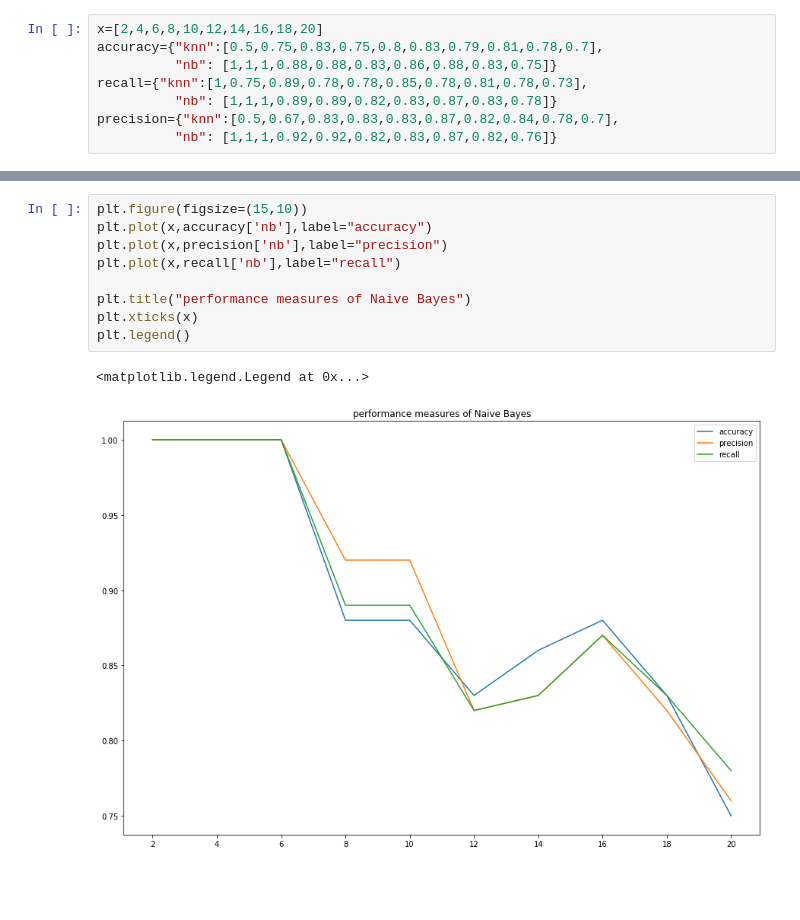
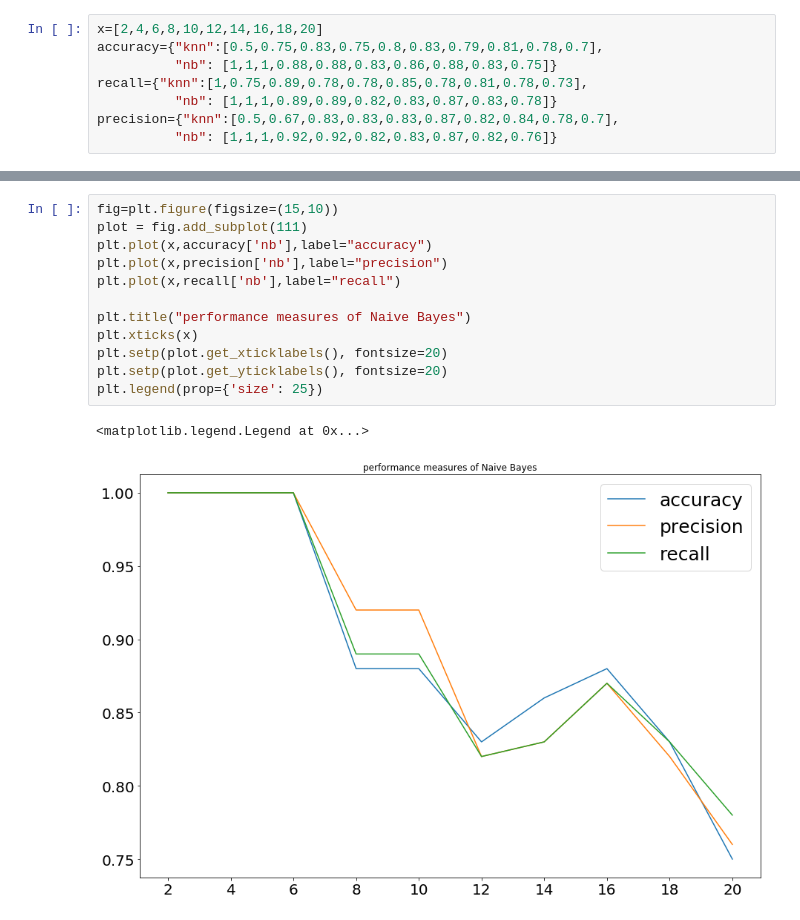
Before and after one commit to hkothari128/seniment_analysis, a Jupyter notebook: graphs.ipynb, the cells around one changed output, grey strips where cells are left out. Drawn from its saved outputs; the diff is of its cells as text; blank space fills up the shorter version.

```diff
--- a/graphs.ipynb
+++ b/graphs.ipynb
@@ -56,12 +66,15 @@ plt.legend()
 # %%
-plt.figure(figsize=(15,10))
+fig=plt.figure(figsize=(15,10))
+plot = fig.add_subplot(111)
 plt.plot(x,accuracy['nb'],label="accuracy")
 plt.plot(x,precision['nb'],label="precision")
 plt.plot(x,recall['nb'],label="recall")
 
 plt.title("performance measures of Naive Bayes")
 plt.xticks(x)
-plt.legend()
+plt.setp(plot.get_xticklabels(), fontsize=20)
+plt.setp(plot.get_yticklabels(), fontsize=20)
+plt.legend(prop={'size': 25})
 # %% [output]
 <matplotlib.legend.Legend at 0x...>
-[figure, old version]
+[figure, new version]
```
Also changed, not shown: parts of 5 cells of this notebook, 6 other files.
